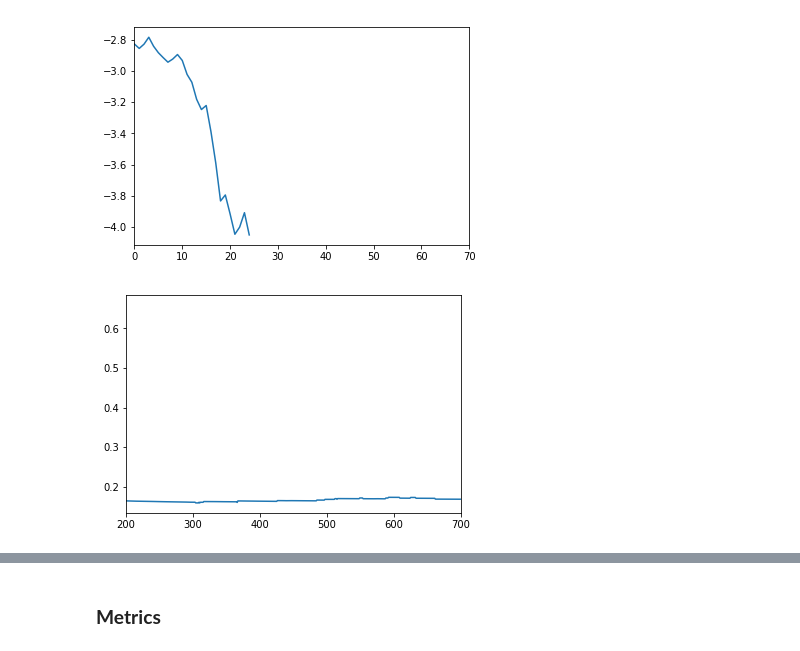
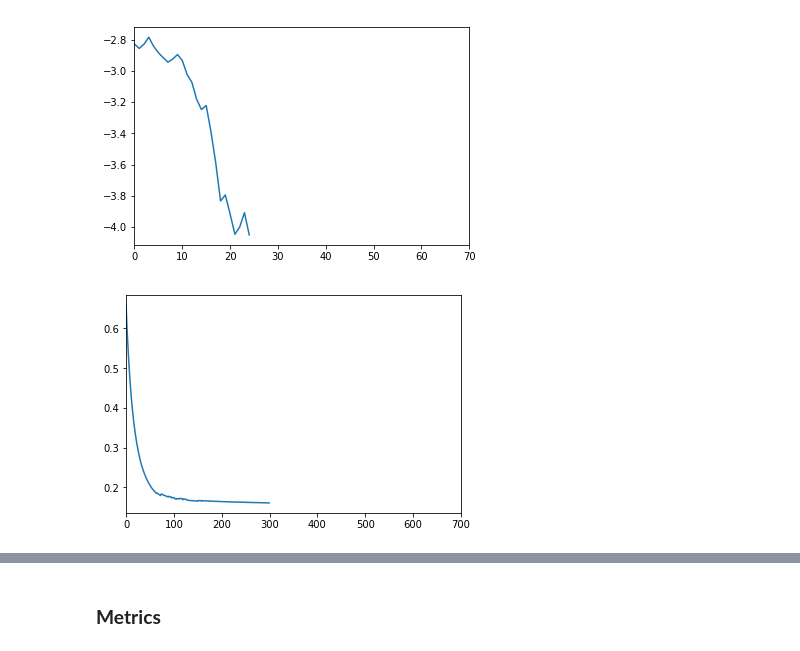
Before and after one commit to ofivite/MISP2019, a Jupyter notebook: school_preliminary_studies.ipynb, the cells around one changed output, grey strips where cells are left out. Saved outputs shown, nothing was run; the diff lists cells and outputs as text; code cells hidden in the pictures.

```diff
--- a/school_preliminary_studies.ipynb
+++ b/school_preliminary_studies.ipynb
@@ -476,12 +477,12 @@ plt.show()
 [figure]
 # %%
 plt.plot(evals_result['valid_0']['binary_logloss'])
-plt.xlim((200, 700))
+plt.xlim((0, 700))
 # plt.ylim((-3,-2))
 plt.show()
 # plt.savefig('ams_loss.png')
 # %% [output]
-[figure, old version]
+[figure, new version]
 # %%
 prediction_train = lgb_booster.predict(X_train)
 prediction_test = lgb_booster.predict(X_test)
```
Also changed, not shown: parts of 20 cells of this notebook.
